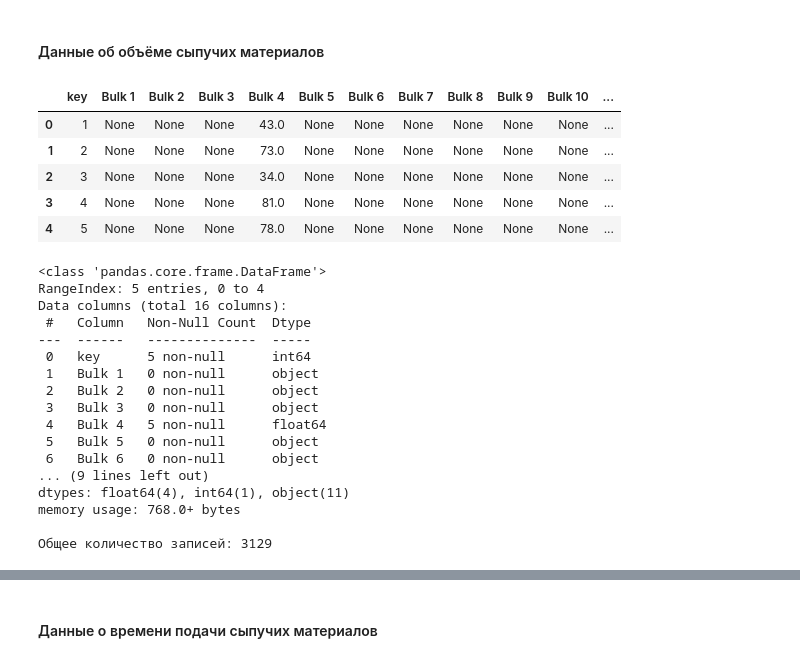
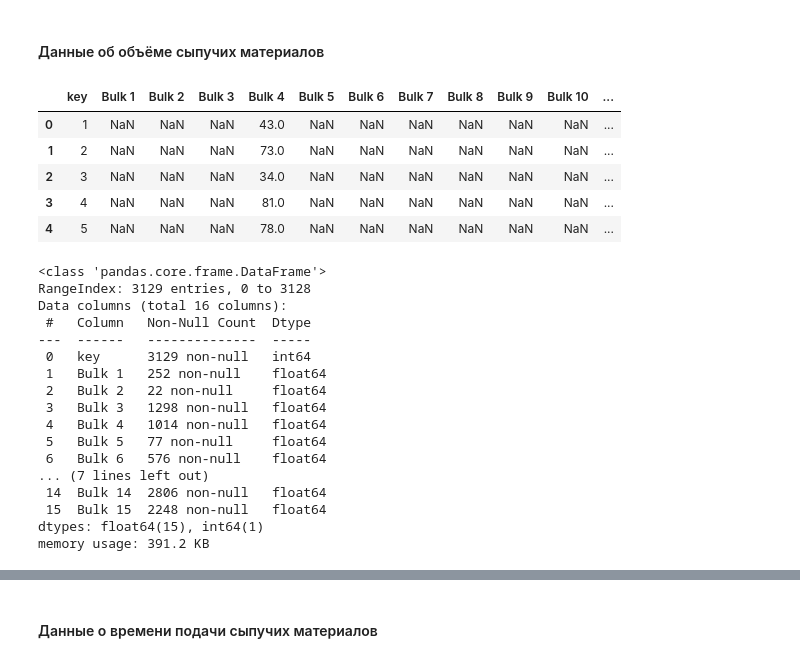
Before and after one commit to akrasnov87/yandex-practicum-final-project, a Jupyter notebook: industry.ipynb, the cells around one changed output, grey strips where cells are left out. Saved outputs shown, nothing was run; the diff lists cells and outputs as text; code cells hidden in the pictures.

```diff
--- a/industry.ipynb
+++ b/industry.ipynb
@@ -296,28 +343,38 @@ data_arc.merge(iter_df, how='inner', left_on='key', right_index=True).head(10)
 # %% [markdown]
 #### Данные об объёме сыпучих материалов
 # %%
-query_info("SELECT * FROM steel.data_bulk")
+data_bulk = pd.read_csv(TMP + '/steel.data_bulk.csv')
+
+display(data_bulk.head())
+
+print()
+
+data_bulk.info()
+
+print()
+
+data_bulk.describe()
 # %% [output]
 |  | key | Bulk 1 | Bulk 2 | Bulk 3 | Bulk 4 | Bulk 5 | Bulk 6 | Bulk 7 | Bulk 8 | Bulk 9 | Bulk 10 | ... |
-| 0 | 1 | None | None | None | 43.0 | None | None | None | None | None | None | ... |
-| 1 | 2 | None | None | None | 73.0 | None | None | None | None | None | None | ... |
-| 2 | 3 | None | None | None | 34.0 | None | None | None | None | None | None | ... |
-| 3 | 4 | None | None | None | 81.0 | None | None | None | None | None | None | ... |
-| 4 | 5 | None | None | None | 78.0 | None | None | None | None | None | None | ... |
+| 0 | 1 | NaN | NaN | NaN | 43.0 | NaN | NaN | NaN | NaN | NaN | NaN | ... |
+| 1 | 2 | NaN | NaN | NaN | 73.0 | NaN | NaN | NaN | NaN | NaN | NaN | ... |
+| 2 | 3 | NaN | NaN | NaN | 34.0 | NaN | NaN | NaN | NaN | NaN | NaN | ... |
+| 3 | 4 | NaN | NaN | NaN | 81.0 | NaN | NaN | NaN | NaN | NaN | NaN | ... |
+| 4 | 5 | NaN | NaN | NaN | 78.0 | NaN | NaN | NaN | NaN | NaN | NaN | ... |
 <class 'pandas.core.frame.DataFrame'>
-RangeIndex: 5 entries, 0 to 4
+RangeIndex: 3129 entries, 0 to 3128
 Data columns (total 16 columns):
  #   Column   Non-Null Count  Dtype
 ---  ------   --------------  -----
- 0   key      5 non-null      int64
- 1   Bulk 1   0 non-null      object
- 2   Bulk 2   0 non-null      object
- 3   Bulk 3   0 non-null      object
- 4   Bulk 4   5 non-null      float64
- 5   Bulk 5   0 non-null      object
- 6   Bulk 6   0 non-null      object
-... (9 lines left out)
-dtypes: float64(4), int64(1), object(11)
-memory usage: 768.0+ bytes
-
-Общее количество записей: 3129
+ 0   key      3129 non-null   int64
+ 1   Bulk 1   252 non-null    float64
+ 2   Bulk 2   22 non-null     float64
+ 3   Bulk 3   1298 non-null   float64
+ 4   Bulk 4   1014 non-null   float64
+ 5   Bulk 5   77 non-null     float64
+ 6   Bulk 6   576 non-null    float64
+... (7 lines left out)
+ 14  Bulk 14  2806 non-null   float64
+ 15  Bulk 15  2248 non-null   float64
+dtypes: float64(15), int64(1)
+memory usage: 391.2 KB
```
Also changed, not shown: parts of 35 cells of this notebook.
